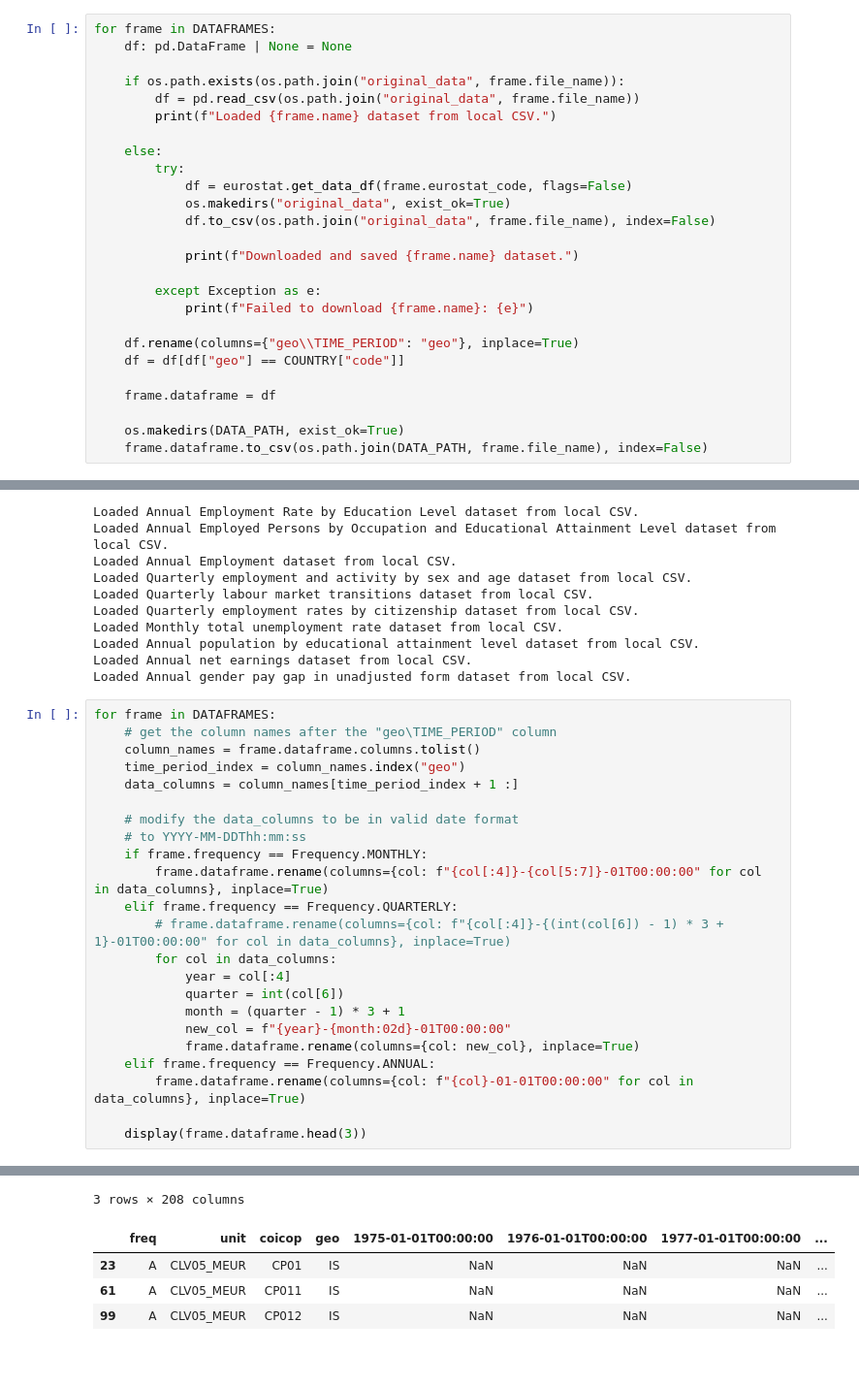
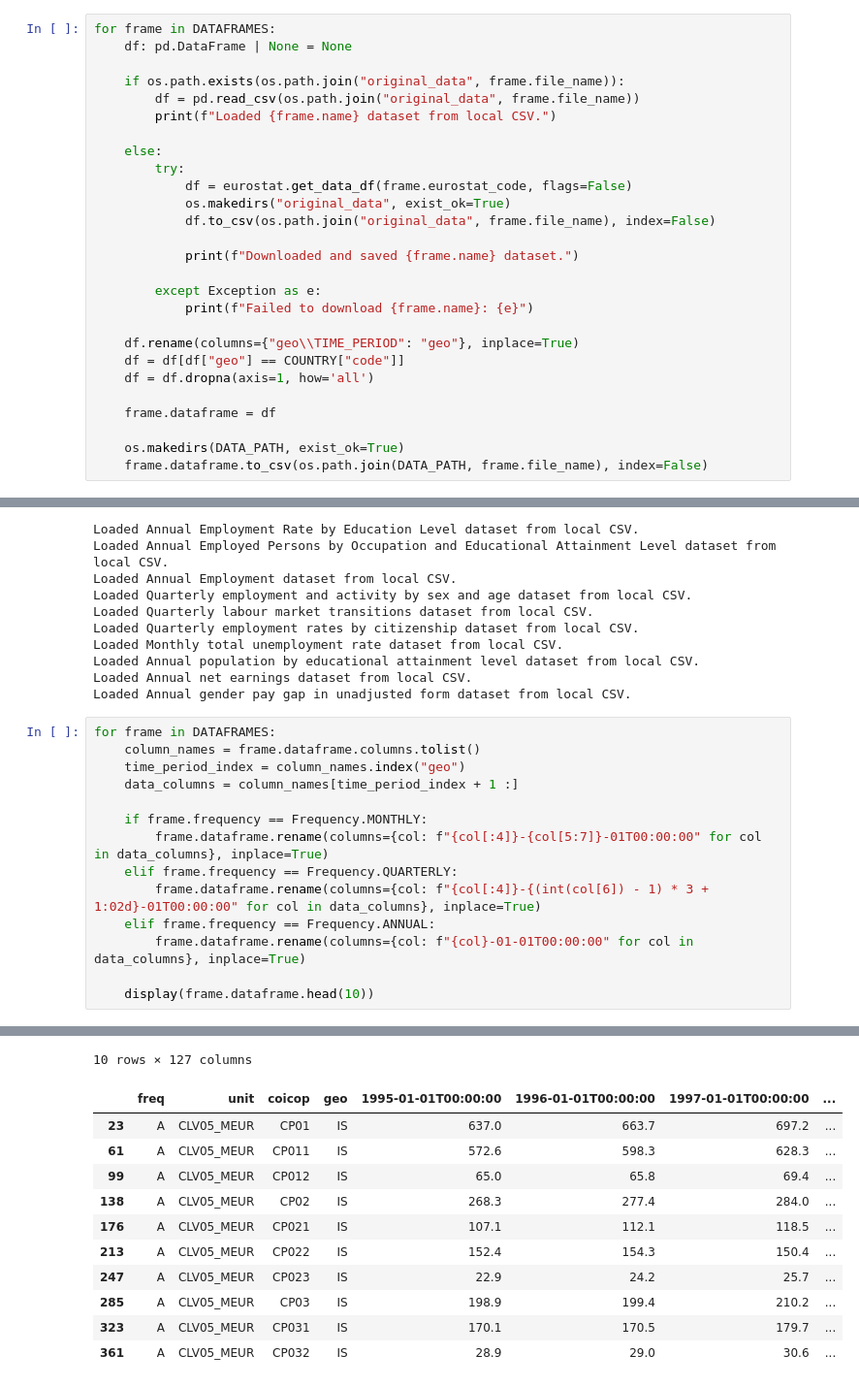
Before and after one commit to muffindud/iceland-data-analysis, a Jupyter notebook: main.ipynb, the cells around one changed output, grey strips where cells are left out. Shown: that part at 97% size. Saved outputs shown, nothing was run; the diff lists cells and outputs as text; blank space fills up the shorter version.

```diff
--- a/main.ipynb
+++ b/main.ipynb
@@ -227,6 +227,7 @@ for frame in DATAFRAMES:
 
     df.rename(columns={"geo\\TIME_PERIOD": "geo"}, inplace=True)
     df = df[df["geo"] == COUNTRY["code"]]
+    df = df.dropna(axis=1, how='all')
 
     frame.dataframe = df
 
@@ -252,25 +253,16 @@ Loaded Annual net earnings dataset from local CSV.
 Loaded Annual gender pay gap in unadjusted form dataset from local CSV.
 # %%
 for frame in DATAFRAMES:
-    # get the column names after the "geo\TIME_PERIOD" column
     column_names = frame.dataframe.columns.tolist()
     time_period_index = column_names.index("geo")
     data_columns = column_names[time_period_index + 1 :]
 
-    # modify the data_columns to be in valid date format
-    # to YYYY-MM-DDThh:mm:ss
     if frame.frequency == Frequency.MONTHLY:
         frame.dataframe.rename(columns={col: f"{col[:4]}-{col[5:7]}-01T00:00:00" for col in data_columns}, inplace=True)
     elif frame.frequency == Frequency.QUARTERLY:
-        # frame.dataframe.rename(columns={col: f"{col[:4]}-{(int(col[6]) - 1) * 3 + 1}-01T00:00:00" for col in data_columns}, inplace=True)
-        for col in data_columns:
-            year = col[:4]
-            quarter = int(col[6])
-            month = (quarter - 1) * 3 + 1
-            new_col = f"{year}-{month:02d}-01T00:00:00"
-            frame.dataframe.rename(columns={col: new_col}, inplace=True)
+        frame.dataframe.rename(columns={col: f"{col[:4]}-{(int(col[6]) - 1) * 3 + 1:02d}-01T00:00:00" for col in data_columns}, inplace=True)
     elif frame.frequency == Frequency.ANNUAL:
         frame.dataframe.rename(columns={col: f"{col}-01-01T00:00:00" for col in data_columns}, inplace=True)
 
-    display(frame.dataframe.head(3))
+    display(frame.dataframe.head(10))
 # %% [output]
@@ -281,5 +280,12 @@ for frame in DATAFRAMES:
-3 rows × 208 columns
+10 rows × 127 columns
-|  | freq | unit | coicop | geo | 1975-01-01T00:00:00 | 1976-01-01T00:00:00 | 1977-01-01T00:00:00 | ... |
-| 23 | A | CLV05_MEUR | CP01 | IS | NaN | NaN | NaN | ... |
-| 61 | A | CLV05_MEUR | CP011 | IS | NaN | NaN | NaN | ... |
-| 99 | A | CLV05_MEUR | CP012 | IS | NaN | NaN | NaN | ... |
+|  | freq | unit | coicop | geo | 1995-01-01T00:00:00 | 1996-01-01T00:00:00 | 1997-01-01T00:00:00 | ... |
+| 23 | A | CLV05_MEUR | CP01 | IS | 637.0 | 663.7 | 697.2 | ... |
+| 61 | A | CLV05_MEUR | CP011 | IS | 572.6 | 598.3 | 628.3 | ... |
+| 99 | A | CLV05_MEUR | CP012 | IS | 65.0 | 65.8 | 69.4 | ... |
+| 138 | A | CLV05_MEUR | CP02 | IS | 268.3 | 277.4 | 284.0 | ... |
+| 176 | A | CLV05_MEUR | CP021 | IS | 107.1 | 112.1 | 118.5 | ... |
+| 213 | A | CLV05_MEUR | CP022 | IS | 152.4 | 154.3 | 150.4 | ... |
+| 247 | A | CLV05_MEUR | CP023 | IS | 22.9 | 24.2 | 25.7 | ... |
+| 285 | A | CLV05_MEUR | CP03 | IS | 198.9 | 199.4 | 210.2 | ... |
+| 323 | A | CLV05_MEUR | CP031 | IS | 170.1 | 170.5 | 179.7 | ... |
+| 361 | A | CLV05_MEUR | CP032 | IS | 28.9 | 29.0 | 30.6 | ... |
```
Also changed, not shown: parts of 2 cells of this notebook, 1 other file.
